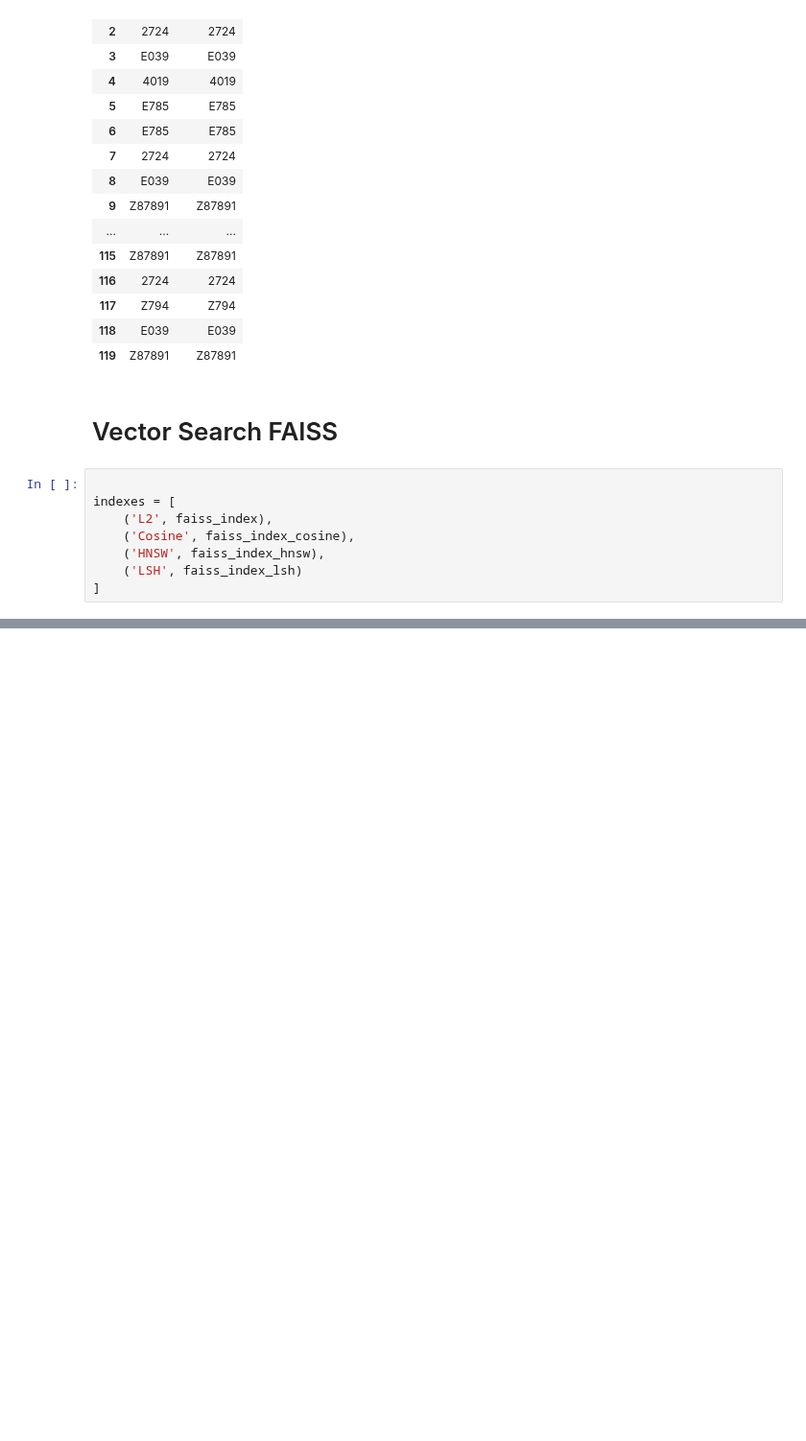
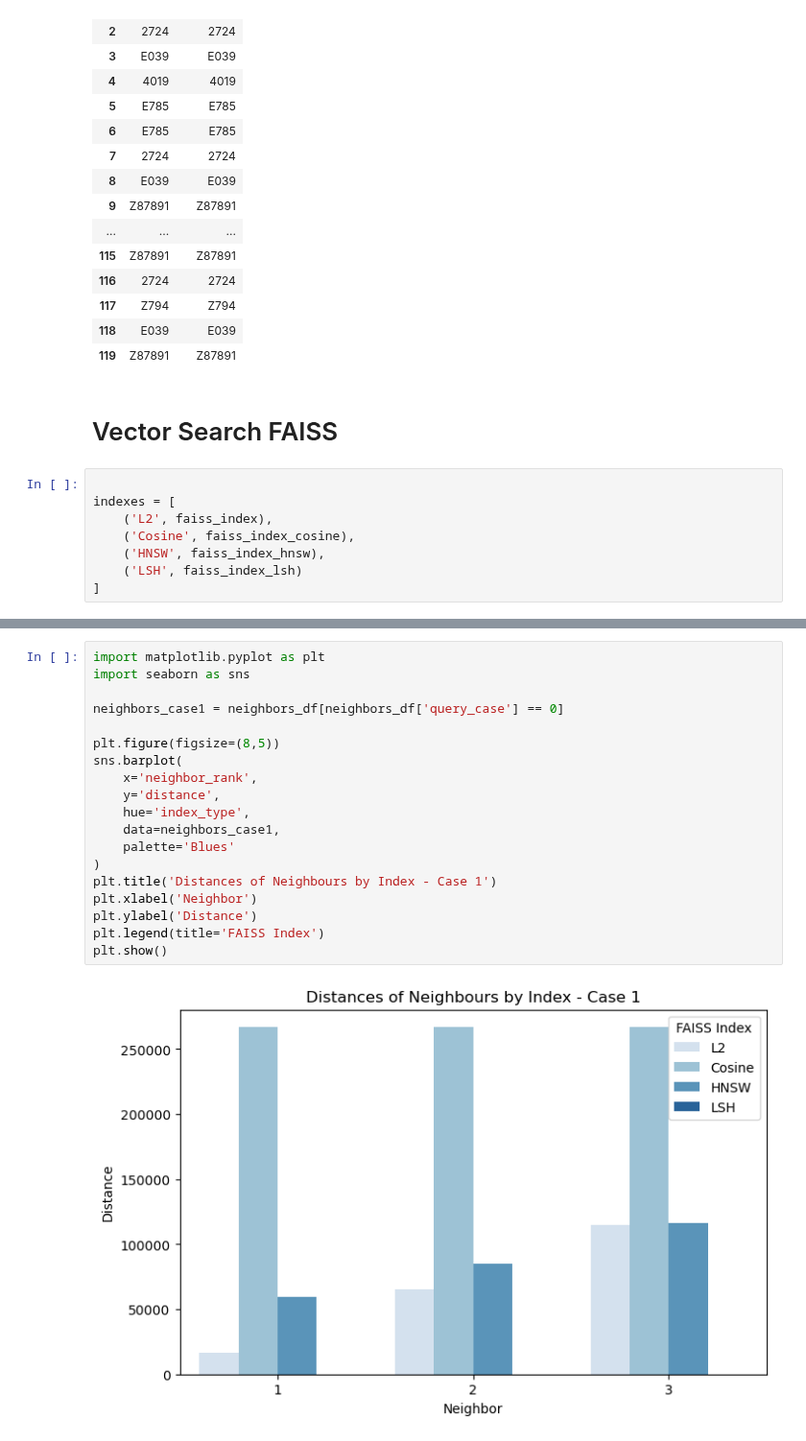
Before and after one commit to CatarinaCosta02/Master_Thesis, a Jupyter notebook: models/Model1.ipynb, the cells around one changed output, grey strips where cells are left out. Shown at 96% size. Drawn from its saved outputs; the diff is of its cells as text; blank space fills up the shorter version.

```diff
--- a/models/Model1.ipynb
+++ b/models/Model1.ipynb
@@ -758,0 +798,21 @@ plt.show()
+# %%
+import matplotlib.pyplot as plt
+import seaborn as sns
+
+neighbors_case1 = neighbors_df[neighbors_df['query_case'] == 0]
+
+plt.figure(figsize=(8,5))
+sns.barplot(
+    x='neighbor_rank',
+    y='distance',
+    hue='index_type',
+    data=neighbors_case1,
+    palette='Blues'
+)
+plt.title('Distances of Neighbours by Index - Case 1')
+plt.xlabel('Neighbor')
+plt.ylabel('Distance')
+plt.legend(title='FAISS Index')
+plt.show()
+# %% [output]
+[figure, added]
```
Also changed, not shown: parts of 14 cells of this notebook, 3 other files.
